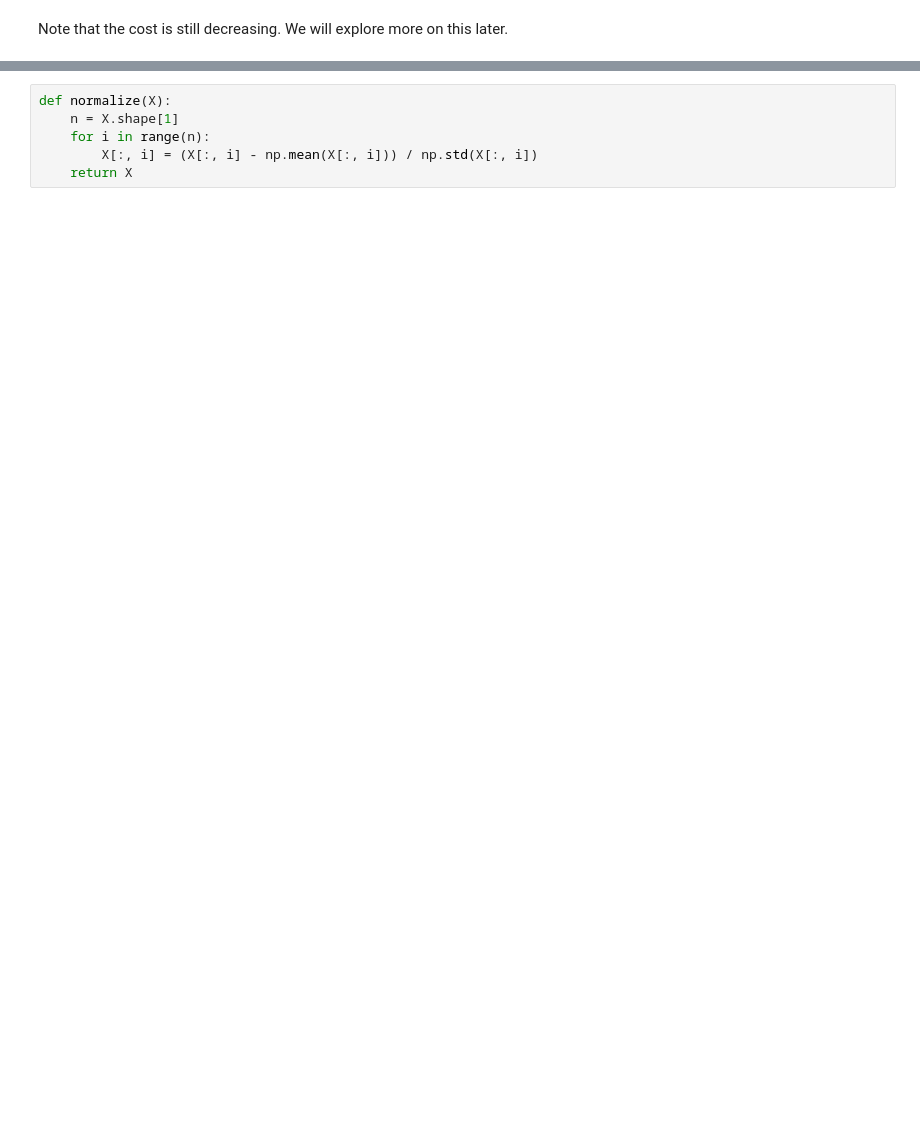
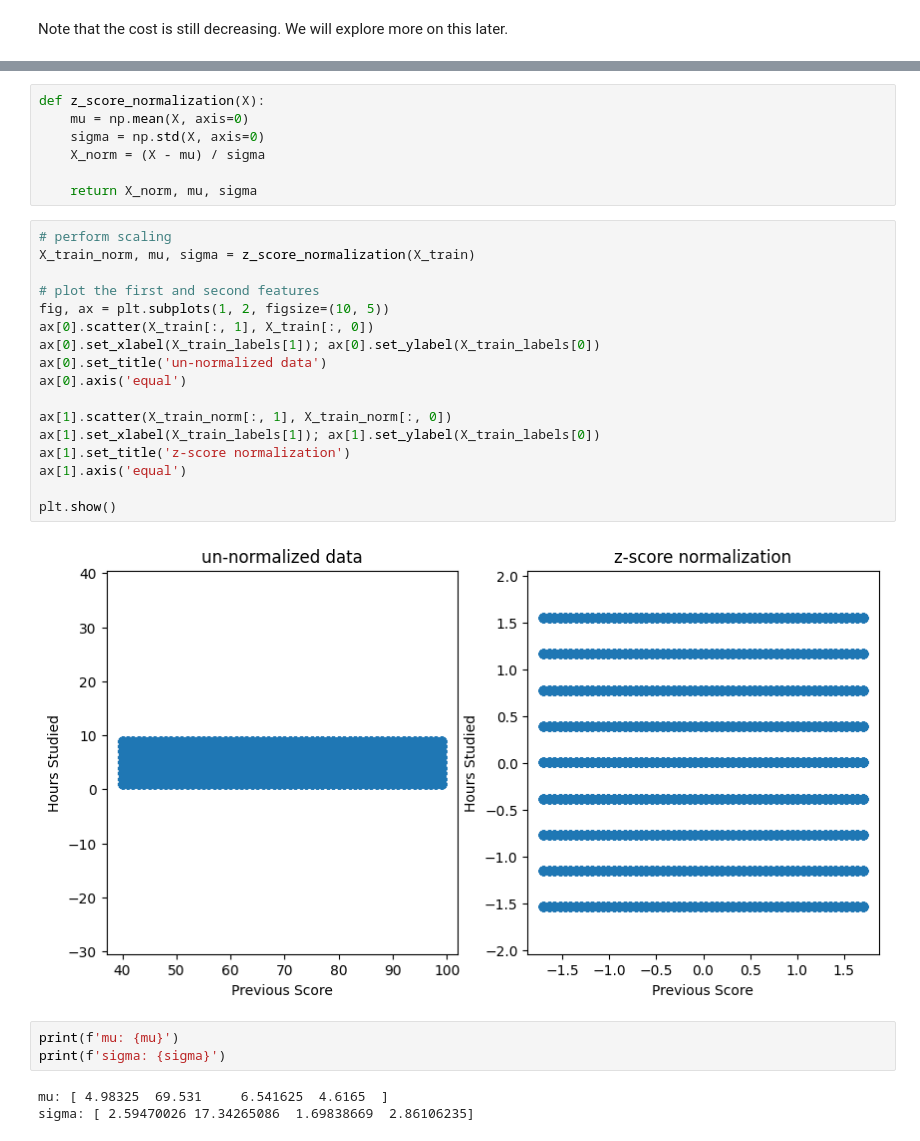
Before and after one commit to MohadesehHakimi/intro-to-machine-learning, a Jupyter notebook: Supervised Machine Learning: Regression and Classification /week 2.ipynb, the cells around one changed output, grey strips where cells are left out. Cells and saved outputs as stored; diff of their text form; blank space fills up the shorter version.

```diff
--- a/Supervised Machine Learning: Regression and Classification /week 2.ipynb
+++ b/Supervised Machine Learning: Regression and Classification /week 2.ipynb
@@ -147,8 +188,34 @@ As a rule of thumb, aim for -1 <= x <= 1
 
 Note: when in doubt, rescale the features.
 # %%
-def normalize(X):
-    n = X.shape[1]
-    for i in range(n):
-        X[:, i] = (X[:, i] - np.mean(X[:, i])) / np.std(X[:, i])
-    return X
+def z_score_normalization(X):
+    mu = np.mean(X, axis=0)
+    sigma = np.std(X, axis=0)
+    X_norm = (X - mu) / sigma
+
+    return X_norm, mu, sigma
+# %%
+# perform scaling
+X_train_norm, mu, sigma = z_score_normalization(X_train)
+
+# plot the first and second features
+fig, ax = plt.subplots(1, 2, figsize=(10, 5))
+ax[0].scatter(X_train[:, 1], X_train[:, 0])
+ax[0].set_xlabel(X_train_labels[1]); ax[0].set_ylabel(X_train_labels[0])
+ax[0].set_title('un-normalized data')
+ax[0].axis('equal')
+
+ax[1].scatter(X_train_norm[:, 1], X_train_norm[:, 0])
+ax[1].set_xlabel(X_train_labels[1]); ax[1].set_ylabel(X_train_labels[0])
+ax[1].set_title('z-score normalization')
+ax[1].axis('equal')
+
+plt.show()
+# %% [output]
+[figure, added]
+# %%
+print(f'mu: {mu}')
+print(f'sigma: {sigma}')
+# %% [output]
+mu: [ 4.98325  69.531     6.541625  4.6165  ]
+sigma: [ 2.59470026 17.34265086  1.69838669  2.86106235]
```
Also changed, not shown: parts of 16 cells of this notebook.
